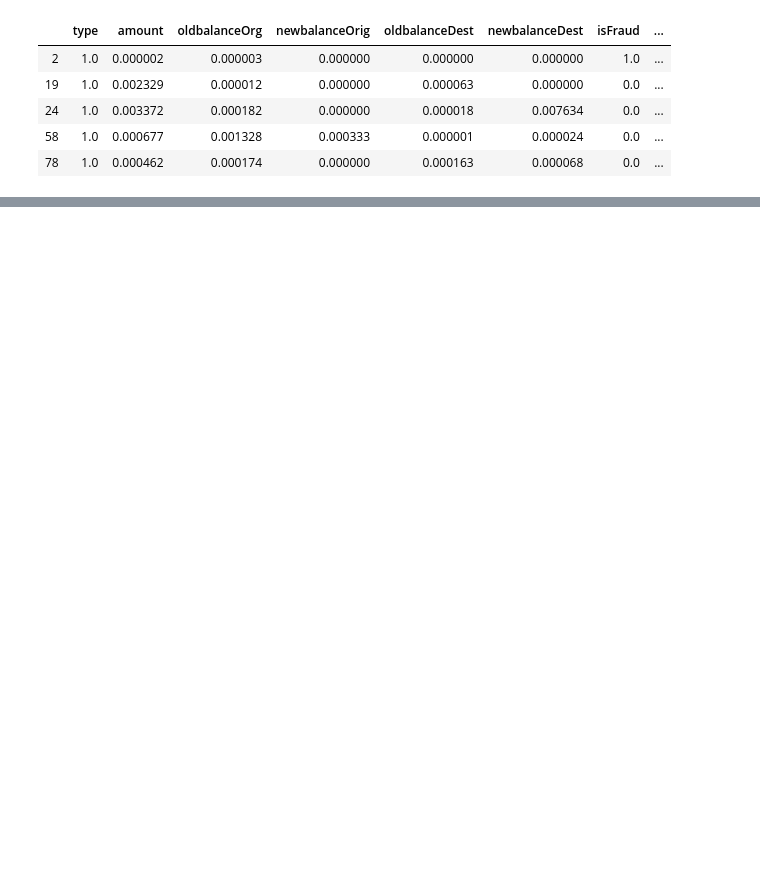
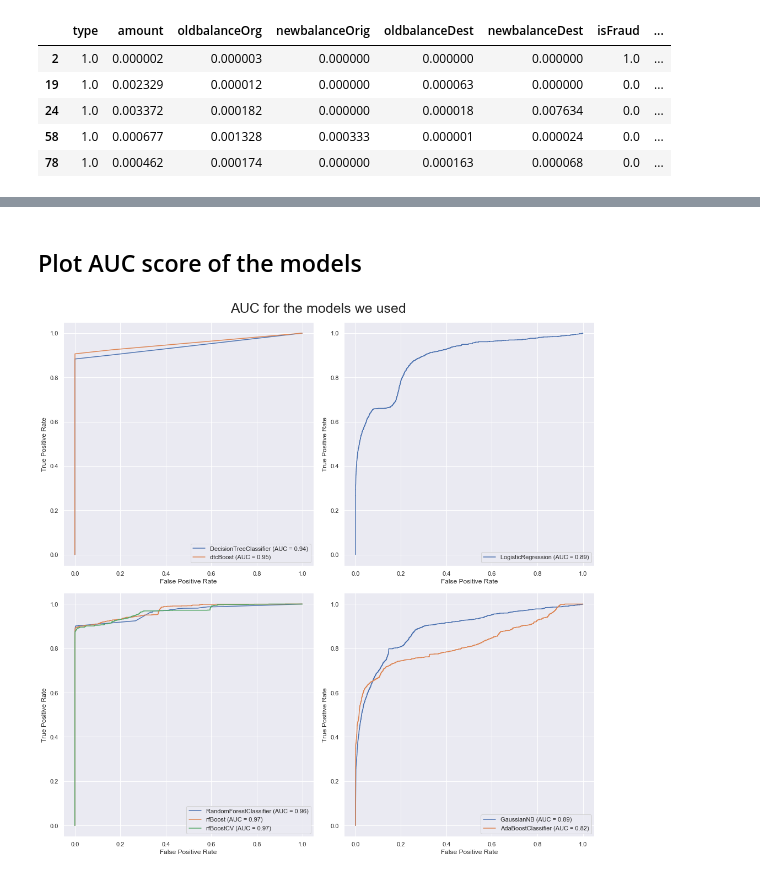
Before and after one commit to MtheEPIC/KaggleProj, a Jupyter notebook: CardTransaction.ipynb, the cells around one changed output, grey strips where cells are left out. Saved outputs shown, nothing was run; the diff lists cells and outputs as text; code cells hidden in the pictures; blank space fills up the shorter version.

Commit message:
start on improving the end model with roc thresholds cuts

```diff
--- a/CardTransaction.ipynb
+++ b/CardTransaction.ipynb
@@ -582,0 +852,5 @@ evaluate(y_test, predictions)
+# %%
+dtc = DecisionTreeClassifier()
+dtc.fit(X_train, y_train)
+predictions = dtc.predict(X_test)
+evaluate(y_test, predictions)
@@ -582,0 +872,5 @@ evaluate(y_test, predictions)
+# %%
+dtcBoost = AdaBoostClassifier(base_estimator=dtc, n_estimators=50, random_state=0)
+dtcBoost.fit(X_train, y_train)
+predictions = dtcBoost.predict(X_test)
+evaluate(y_test, predictions)
@@ -582,0 +902,6 @@ evaluate(y_test, predictions)
+# %%
+from sklearn.naive_bayes import GaussianNB
+gnb = GaussianNB()
+gnb.fit(X_train, y_train)
+predictions = gnb.predict(X_test)
+evaluate(y_test, predictions)
@@ -582,0 +923,5 @@ evaluate(y_test, predictions)
+# %%
+gnbBoost = AdaBoostClassifier(base_estimator=gnb, n_estimators=100, random_state=0)
+gnbBoost.fit(X_train, y_train)
+predictions = gnbBoost.predict(X_test)
+evaluate(y_test, predictions)
@@ -582,0 +943,24 @@ evaluate(y_test, predictions)
+# %% [markdown]
+## Plot AUC score of the models
+# %%
+fig, ((ax1, ax2), (ax3, ax4)) = plt.subplots(2, 2, figsize=(14, 14), constrained_layout=True)
+plot_roc_curve(dtc, X_test, y_test, ax=ax1)
+plot_roc_curve(dtcBoost, X_test, y_test, ax=ax1, name='dtcBoost')
+plot_roc_curve(lr, X_test, y_test, ax=ax2)
+plot_roc_curve(rf, X_test, y_test, ax=ax3)
+plot_roc_curve(rfBoost, X_test, y_test, ax=ax3, name='rfBoost')
+plot_roc_curve(rfBoostCV, X_test, y_test, ax=ax3, name='rfBoostCV')
+# plot_roc_curve(svc, X_test, y_test, ax=ax)
+plot_roc_curve(gnb, X_test, y_test, ax=ax4)
+plot_roc_curve(gnbBoost, X_test, y_test, ax=ax4)
+
+fig.suptitle ('AUC for the models we used', fontsize=supSize)
+# ax.set_title('AUC for the models we used', fontsize=titleSize)
+# ax.set_xlabel('Top Most Common Apps', fontsize=labelSize)
+# ax.set_ylabel('App Size In Mb', fontsize=labelSize)
+# ax.set_xticklabels(ax.get_xticklabels(), fontsize=tickSize)
+# ax.set_yticklabels(ax.get_yticklabels(), fontsize=tickSize)
+
+plt.show()
+# %% [output]
+[figure, added]
```
Also changed, not shown: parts of 90 cells of this notebook.
